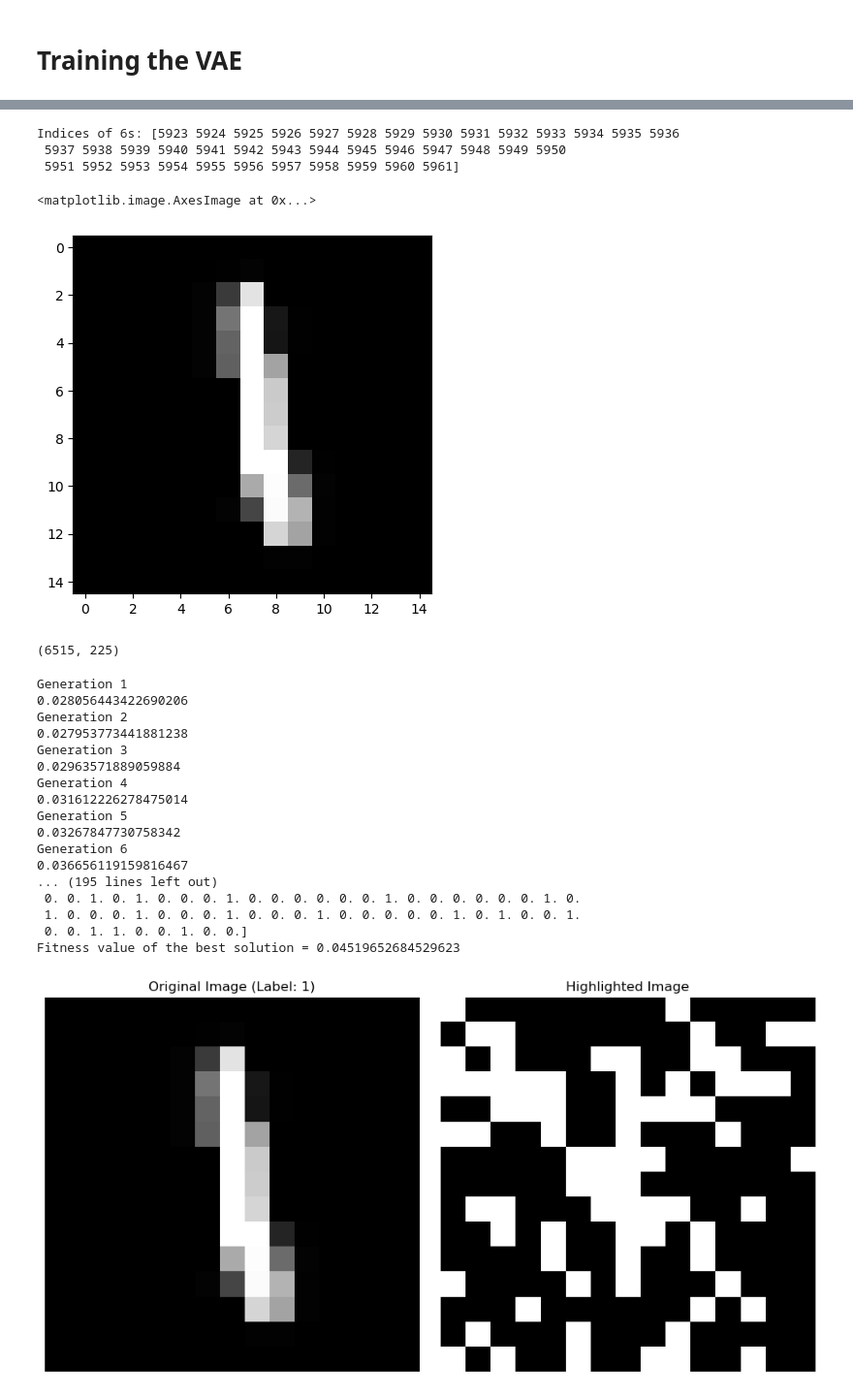
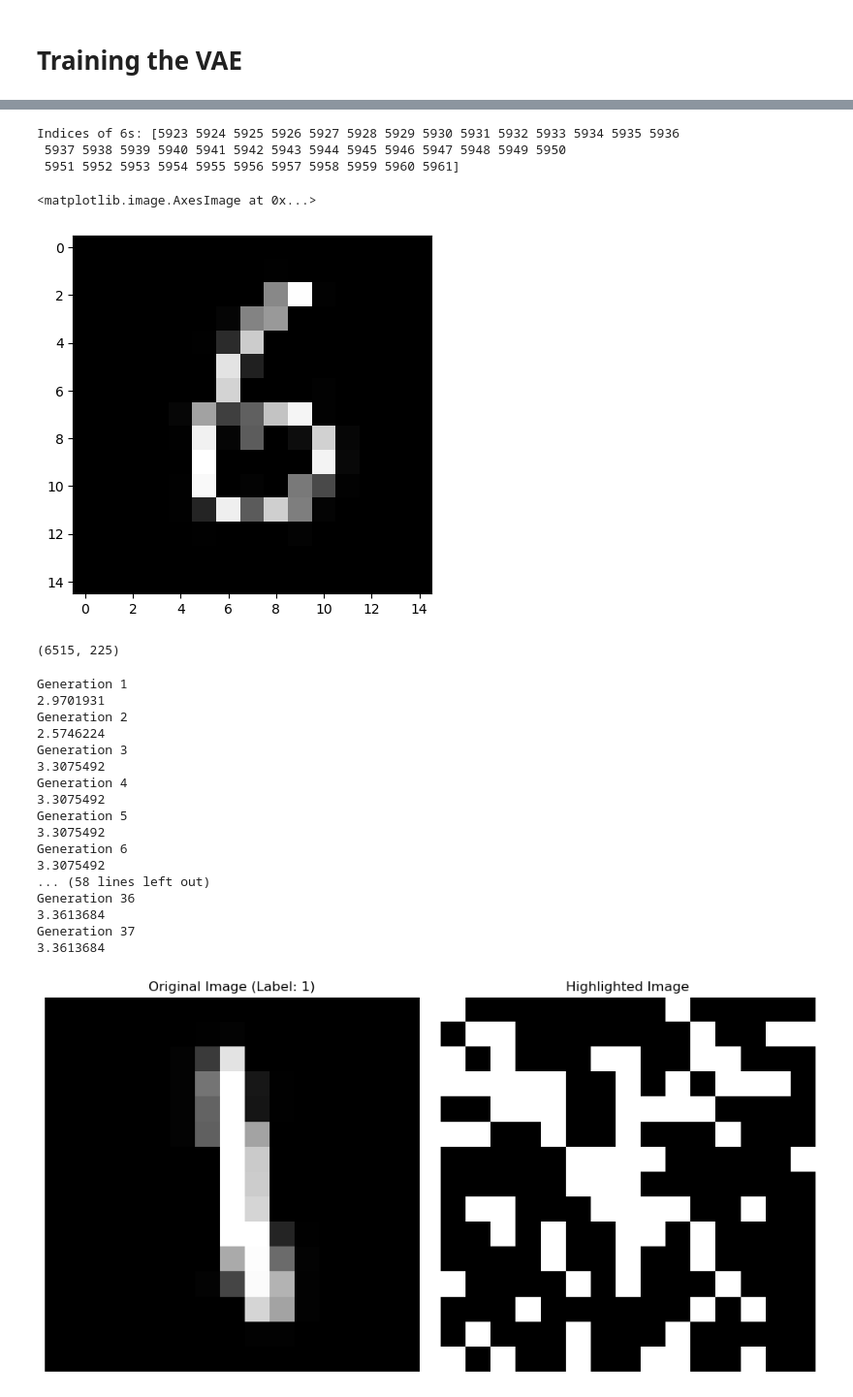
Before and after one commit to SMATousi/outlier_VAE, a Jupyter notebook: MNIST2.ipynb, the cells around one changed output, grey strips where cells are left out. Shown: that part at 97% size. Drawn from its saved outputs; the diff is of its cells as text; code cells hidden in the pictures.

```diff
--- a/MNIST2.ipynb
+++ b/MNIST2.ipynb
@@ -56,7 +55,7 @@ filtered_images = x_train[indices_6]
 filtered_labels = y_train[indices_6]
 
 # Select a few 0s
-indices_0 = np.where(y_train == 1)[0][:len(indices_6) // 150]  # Select 1/5th of the number of 6s
+indices_0 = np.where(y_train == 6)[0][:len(indices_6) // 150]  # Select 1/5th of the number of 6s
 selected_images = x_train[indices_0]
 selected_labels = y_train[indices_0]
 
@@ -65,7 +64,7 @@ combined_images = np.concatenate((filtered_images, selected_images))
 combined_labels = np.concatenate((filtered_labels, selected_labels))
 
 # Count the occurrences of each label (6 or 0) in the combined dataset
-num_6s = np.sum(combined_labels == 1)
+num_6s = np.sum(combined_labels == 6)
 num_0s = np.sum(combined_labels == 0)
 
 # Display the counts
@@ -389,19 +402,19 @@ array([[[-4.9616199e-04, -3.6574986e-03, -2.6194933e-03, ...,
 # %%
-indices_6 = np.where(combined_labels == 1)[0]
+indices_6 = np.where(combined_labels == 6)[0]
 
 # Display the indices of 6s
 print("Indices of 6s:", indices_6)
 plt.imshow(normalized_images[indices_6[1]].reshape(15, 15), cmap='gray')
 # %% [output]
 Indices of 6s: [5923 5924 5925 5926 5927 5928 5929 5930 5931 5932 5933 5934 5935 5936
  5937 5938 5939 5940 5941 5942 5943 5944 5945 5946 5947 5948 5949 5950
  5951 5952 5953 5954 5955 5956 5957 5958 5959 5960 5961]
 <matplotlib.image.AxesImage at 0x...>
-[figure, old version]
+[figure, new version]
-# %%
-normalized_images.shape
-# %% [output]
-(6515, 225)
+# %%
+normalized_images.shape
+# %% [output]
+(6515, 225)
 # %%
 # sols = []
 
@@ -570,7 +583,7 @@ def on_generation(ga):
     print(solution_fitness)
 
 
-fitness_function = fitness_func_avg_with_penalty
+fitness_function = fitness_func_avg
 
 num_generations = 100
 num_parents_mating = 4
@@ -589,7 +602,8 @@ space = [[0,1] for i in range(num_genes)]
 crossover_type = "uniform"
 
 mutation_type = "random"
-mutation_percent_genes = 10
+# mutation_percent_genes = 10
+mutation_probability = 0.1
 
 ga_instance = pygad.GA(num_generations=num_generations,
                        num_parents_mating=num_parents_mating,
@@ -599,11 +613,12 @@ ga_instance = pygad.GA(num_generations=num_generations,
                        init_range_low=init_range_low,
                        init_range_high=init_range_high,
                        parent_selection_type=parent_selection_type,
-                       #keep_parents=keep_parents,
-                       keep_elitism=5,
+                       keep_parents=keep_parents,
+#                        keep_elitism=5,
                        crossover_type=crossover_type,
                        mutation_type=mutation_type,
-                       mutation_percent_genes=mutation_percent_genes,
+                       mutation_probability = mutation_probability,
+#                        mutation_percent_genes=mutation_percent_genes,
                        on_generation=on_generation,
                        gene_space = space)
 ga_instance.run()
@@ -618,22 +633,22 @@ print("Fitness value of the best solution = {solution_fitness}".format(solution_
 # sols.append(solution)
 # %% [output]
 Generation 1
-0.028056443422690206
+2.9701931
 Generation 2
-0.027953773441881238
+2.5746224
 Generation 3
-0.02963571889059884
+3.3075492
 Generation 4
-0.031612226278475014
+3.3075492
 Generation 5
-0.03267847730758342
+3.3075492
 Generation 6
-0.036656119159816467
-... (195 lines left out)
- 0. 0. 1. 0. 1. 0. 0. 0. 1. 0. 0. 0. 0. 0. 0. 1. 0. 0. 0. 0. 0. 0. 1. 0.
- 1. 0. 0. 0. 1. 0. 0. 0. 1. 0. 0. 0. 1. 0. 0. 0. 0. 0. 1. 0. 1. 0. 0. 1.
- 0. 0. 1. 1. 0. 0. 1. 0. 0.]
-Fitness value of the best solution = 0.04519652684529623
+3.3075492
+... (58 lines left out)
+Generation 36
+3.3613684
+Generation 37
+3.3613684
 # %%
 image = normalized_images[indices_6[1]]
 
```
Also changed, not shown: parts of 13 cells of this notebook, 3 other files.
